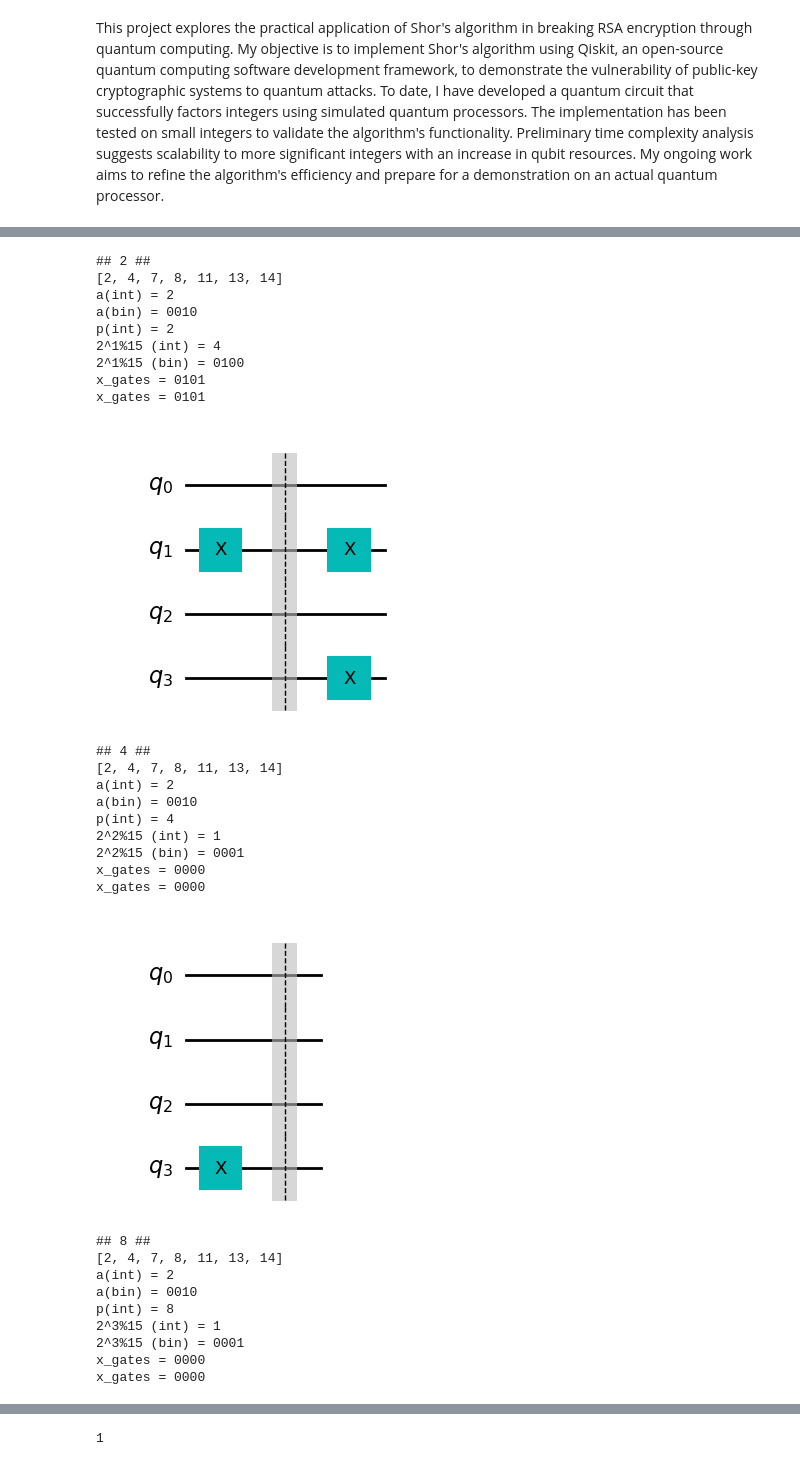
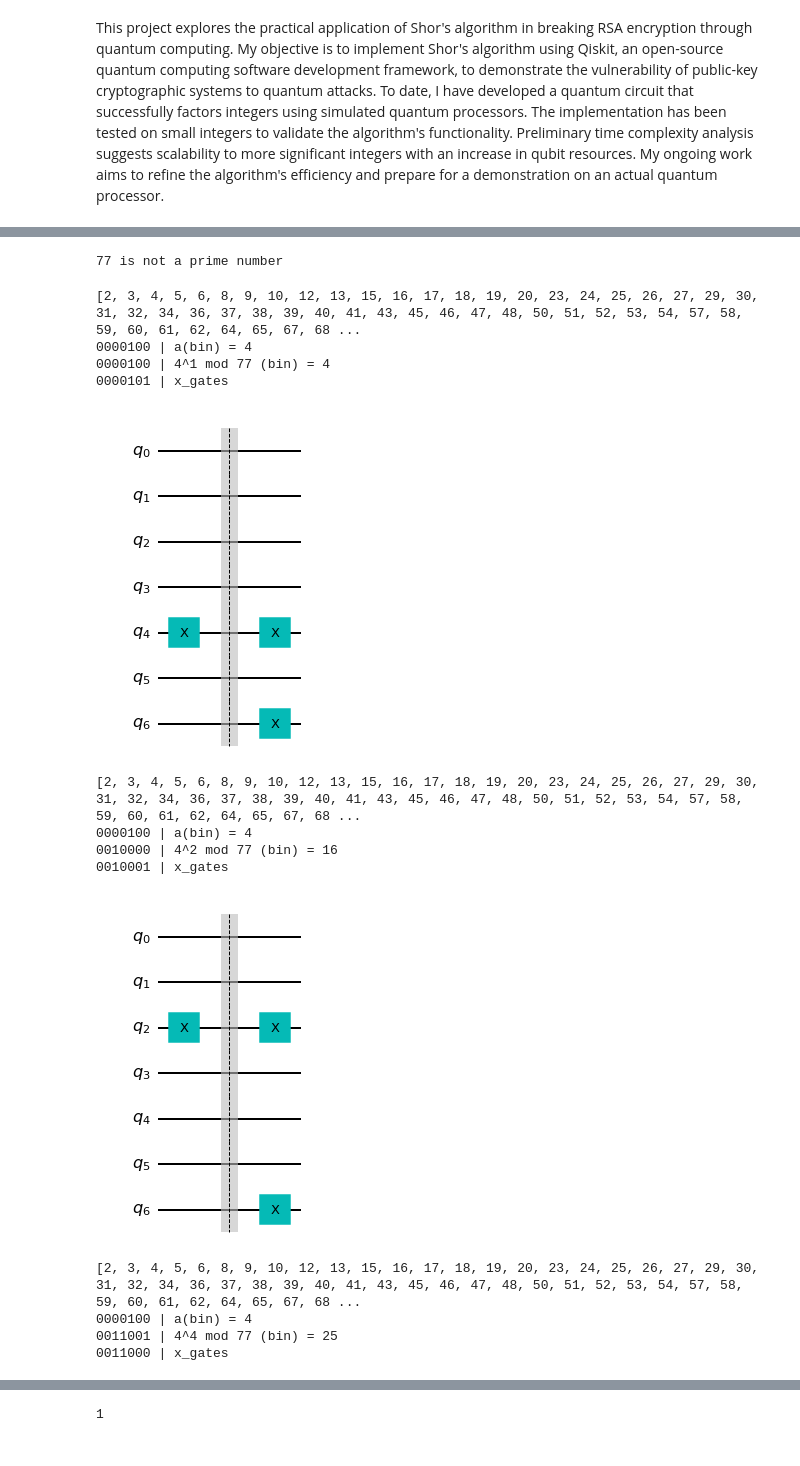
Before and after one commit to asajm/Quantum-Cryptography, a Jupyter notebook: Quantum-Cryptography.ipynb, the cells around one changed output, grey strips where cells are left out. Drawn from its saved outputs; the diff is of its cells as text; code cells hidden in the pictures.

```diff
--- a/Quantum-Cryptography.ipynb
+++ b/Quantum-Cryptography.ipynb
@@ -150,38 +116,30 @@ def qft_dagger(n):
 # %%
-N=15
-a=7
+N=77
+a=4
 n_len = math.ceil(math.log2(N))
 m_len = 2*n_len
+# %%
+if isprime(N):
+    print(N,f"{N} is a prime number")
+else:
+    print(f"{N} is not a prime number")
+# %% [output]
+77 is not a prime number
 # %%
-for p in range(1,m_len):
-    c_amodN(2,15,2**p,draw=True)
+for p in range(m_len):
+    c_amodN(a,N,2**p,draw=True)
 # %% [output]
-## 2 ##
-[2, 4, 7, 8, 11, 13, 14]
-a(int) = 2
-a(bin) = 0010
-p(int) = 2
-2^1%15 (int) = 4
-2^1%15 (bin) = 0100
-x_gates = 0101
-x_gates = 0101
+[2, 3, 4, 5, 6, 8, 9, 10, 12, 13, 15, 16, 17, 18, 19, 20, 23, 24, 25, 26, 27, 29, 30, 31, 32, 34, 36, 37, 38, 39, 40, 41, 43, 45, 46, 47, 48, 50, 51, 52, 53, 54, 57, 58, 59, 60, 61, 62, 64, 65, 67, 68 ...
+0000100 | a(bin) = 4
+0000100 | 4^1 mod 77 (bin) = 4
+0000101 | x_gates
-[figure, old version]
+[figure, new version]
-## 4 ##
-[2, 4, 7, 8, 11, 13, 14]
-a(int) = 2
-a(bin) = 0010
-p(int) = 4
-2^2%15 (int) = 1
-2^2%15 (bin) = 0001
-x_gates = 0000
-x_gates = 0000
+[2, 3, 4, 5, 6, 8, 9, 10, 12, 13, 15, 16, 17, 18, 19, 20, 23, 24, 25, 26, 27, 29, 30, 31, 32, 34, 36, 37, 38, 39, 40, 41, 43, 45, 46, 47, 48, 50, 51, 52, 53, 54, 57, 58, 59, 60, 61, 62, 64, 65, 67, 68 ...
+0000100 | a(bin) = 4
+0010000 | 4^2 mod 77 (bin) = 16
+0010001 | x_gates
-[figure, old version]
+[figure, new version]
-## 8 ##
-[2, 4, 7, 8, 11, 13, 14]
-a(int) = 2
-a(bin) = 0010
-p(int) = 8
-2^3%15 (int) = 1
-2^3%15 (bin) = 0001
-x_gates = 0000
-x_gates = 0000
+[2, 3, 4, 5, 6, 8, 9, 10, 12, 13, 15, 16, 17, 18, 19, 20, 23, 24, 25, 26, 27, 29, 30, 31, 32, 34, 36, 37, 38, 39, 40, 41, 43, 45, 46, 47, 48, 50, 51, 52, 53, 54, 57, 58, 59, 60, 61, 62, 64, 65, 67, 68 ...
+0000100 | a(bin) = 4
+0011001 | 4^4 mod 77 (bin) = 25
+0011000 | x_gates
```
Also changed, not shown: parts of 23 cells of this notebook.
